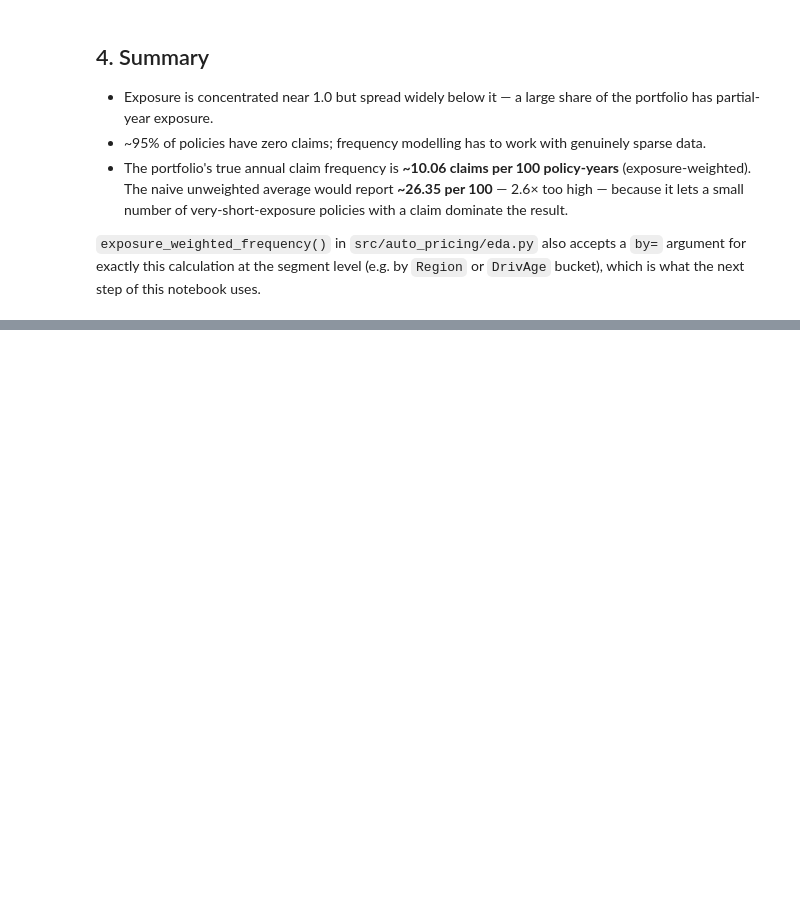
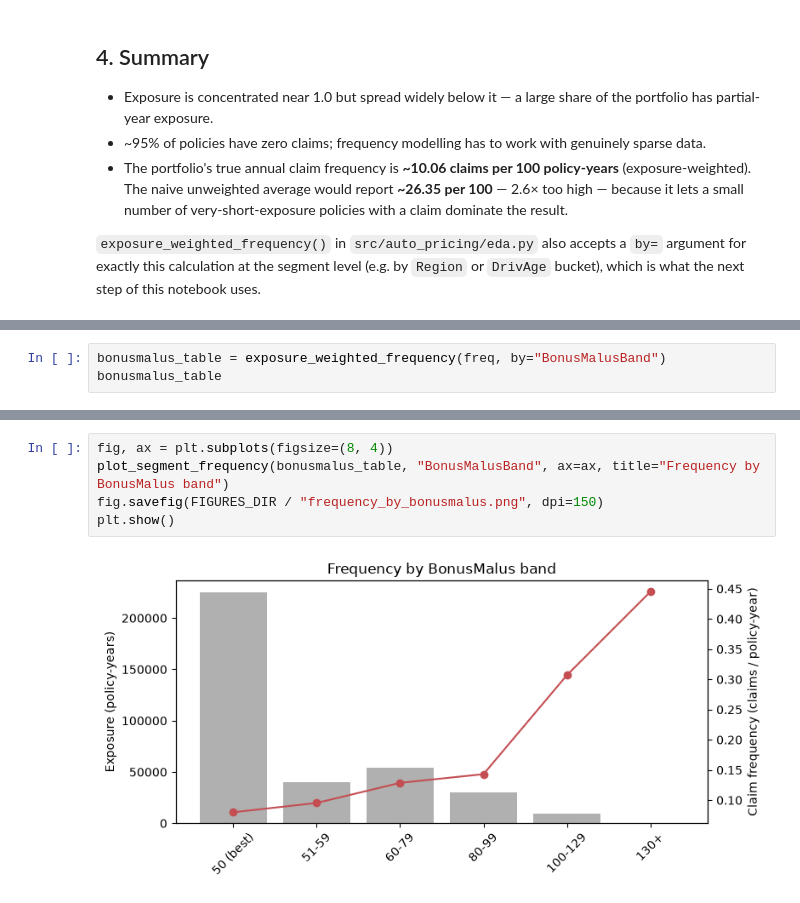
Before and after one commit to vishalyadav1729/auto-insurance-pricing, a Jupyter notebook: notebooks/02_data_cleaning_eda.ipynb, the cells around one changed output, grey strips where cells are left out. Saved outputs shown, nothing was run; the diff lists cells and outputs as text; blank space fills up the shorter version.

```diff
--- a/notebooks/02_data_cleaning_eda.ipynb
+++ b/notebooks/02_data_cleaning_eda.ipynb
@@ -142,0 +189,3 @@ The exposure-weighted formula avoids this because it never treats a claim in iso
+# %%
+bonusmalus_table = exposure_weighted_frequency(freq, by="BonusMalusBand")
+bonusmalus_table
@@ -142,0 +200,7 @@ The exposure-weighted formula avoids this because it never treats a claim in iso
+# %%
+fig, ax = plt.subplots(figsize=(8, 4))
+plot_segment_frequency(bonusmalus_table, "BonusMalusBand", ax=ax, title="Frequency by BonusMalus band")
+fig.savefig(FIGURES_DIR / "frequency_by_bonusmalus.png", dpi=150)
+plt.show()
+# %% [output]
+[figure, added]
```
Also changed, not shown: parts of 33 cells of this notebook, 2 other files.
